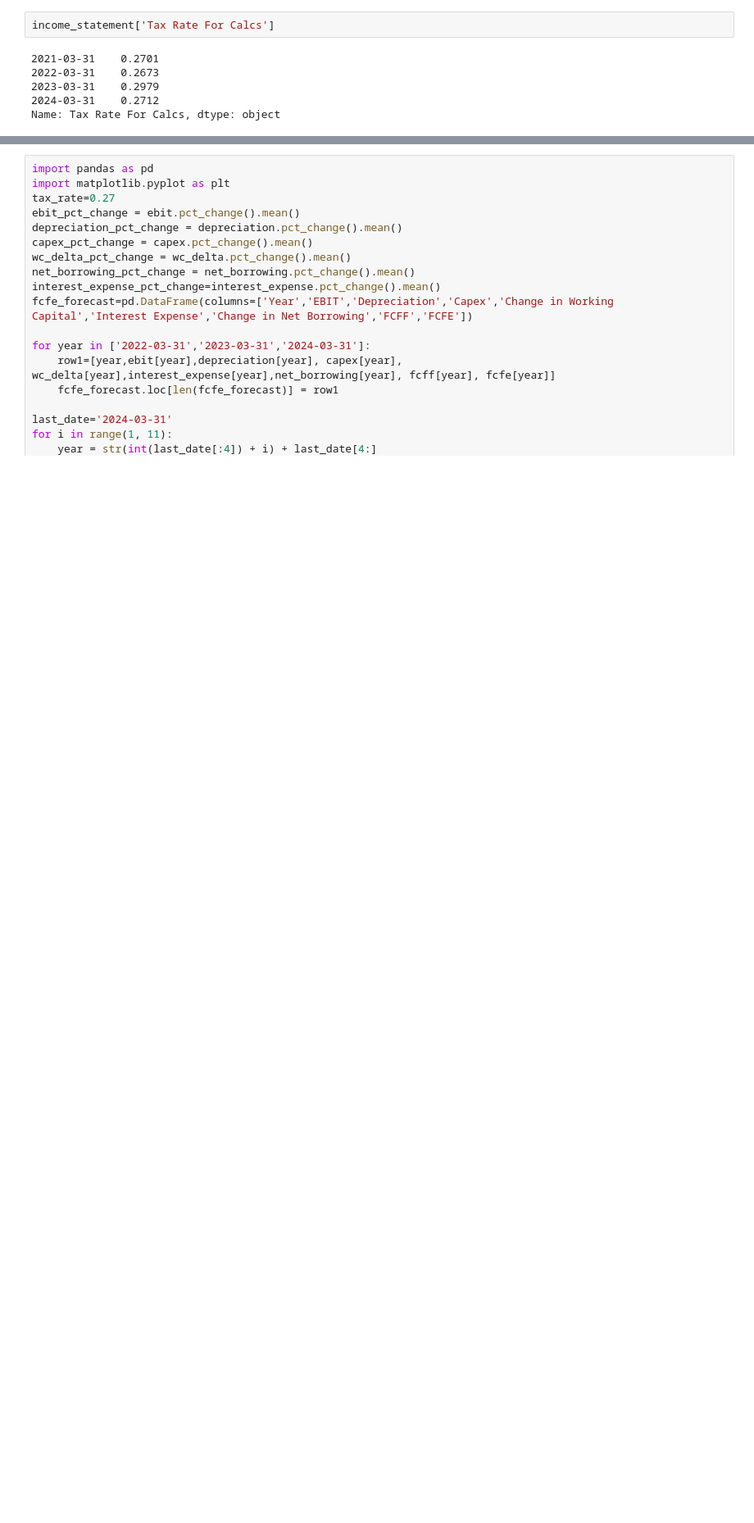
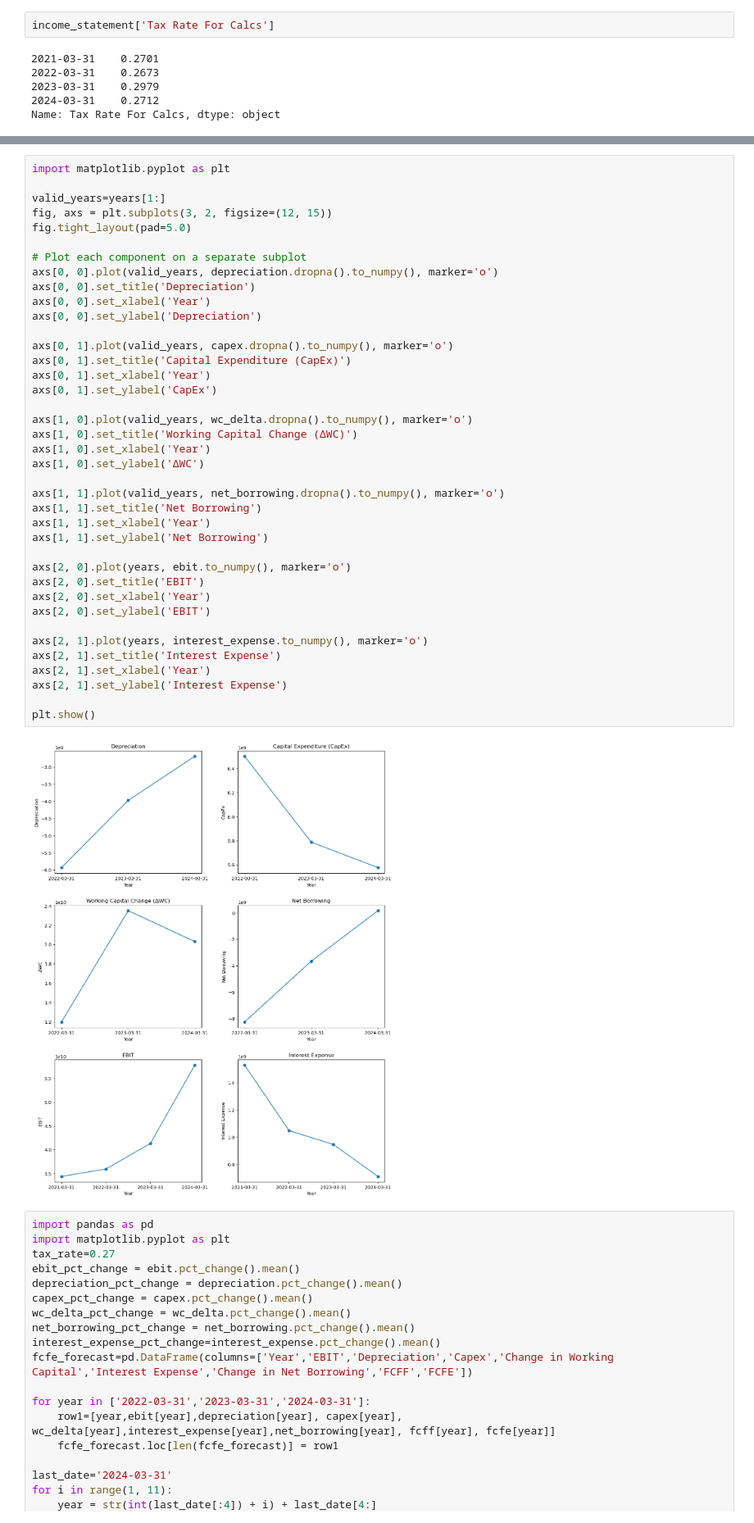
Before and after one commit to Rishi-Bharadwaj/Applied-AI-in-Finance, a Jupyter notebook: Bav/first.ipynb, the cells around one changed output, grey strips where cells are left out. Shown at 82% size. Drawn from its saved outputs; the diff is of its cells as text; blank space fills up the shorter version.

```diff
--- a/Bav/first.ipynb
+++ b/Bav/first.ipynb
@@ -213,3 +256,44 @@ dtype: object
+# %%
+import matplotlib.pyplot as plt
+
+valid_years=years[1:]
+fig, axs = plt.subplots(3, 2, figsize=(12, 15))
+fig.tight_layout(pad=5.0)
+
+# Plot each component on a separate subplot
+axs[0, 0].plot(valid_years, depreciation.dropna().to_numpy(), marker='o')
+axs[0, 0].set_title('Depreciation')
+axs[0, 0].set_xlabel('Year')
+axs[0, 0].set_ylabel('Depreciation')
+
+axs[0, 1].plot(valid_years, capex.dropna().to_numpy(), marker='o')
+axs[0, 1].set_title('Capital Expenditure (CapEx)')
+axs[0, 1].set_xlabel('Year')
+axs[0, 1].set_ylabel('CapEx')
+
+axs[1, 0].plot(valid_years, wc_delta.dropna().to_numpy(), marker='o')
+axs[1, 0].set_title('Working Capital Change (ΔWC)')
+axs[1, 0].set_xlabel('Year')
+axs[1, 0].set_ylabel('ΔWC')
+
+axs[1, 1].plot(valid_years, net_borrowing.dropna().to_numpy(), marker='o')
+axs[1, 1].set_title('Net Borrowing')
+axs[1, 1].set_xlabel('Year')
+axs[1, 1].set_ylabel('Net Borrowing')
+
+axs[2, 0].plot(years, ebit.to_numpy(), marker='o')
+axs[2, 0].set_title('EBIT')
+axs[2, 0].set_xlabel('Year')
+axs[2, 0].set_ylabel('EBIT')
+
+axs[2, 1].plot(years, interest_expense.to_numpy(), marker='o')
+axs[2, 1].set_title('Interest Expense')
+axs[2, 1].set_xlabel('Year')
+axs[2, 1].set_ylabel('Interest Expense')
+
+plt.show()
+# %% [output]
+[figure, added]
 # %%
 import pandas as pd
 import matplotlib.pyplot as plt
```
Also changed, not shown: parts of 5 cells of this notebook.
